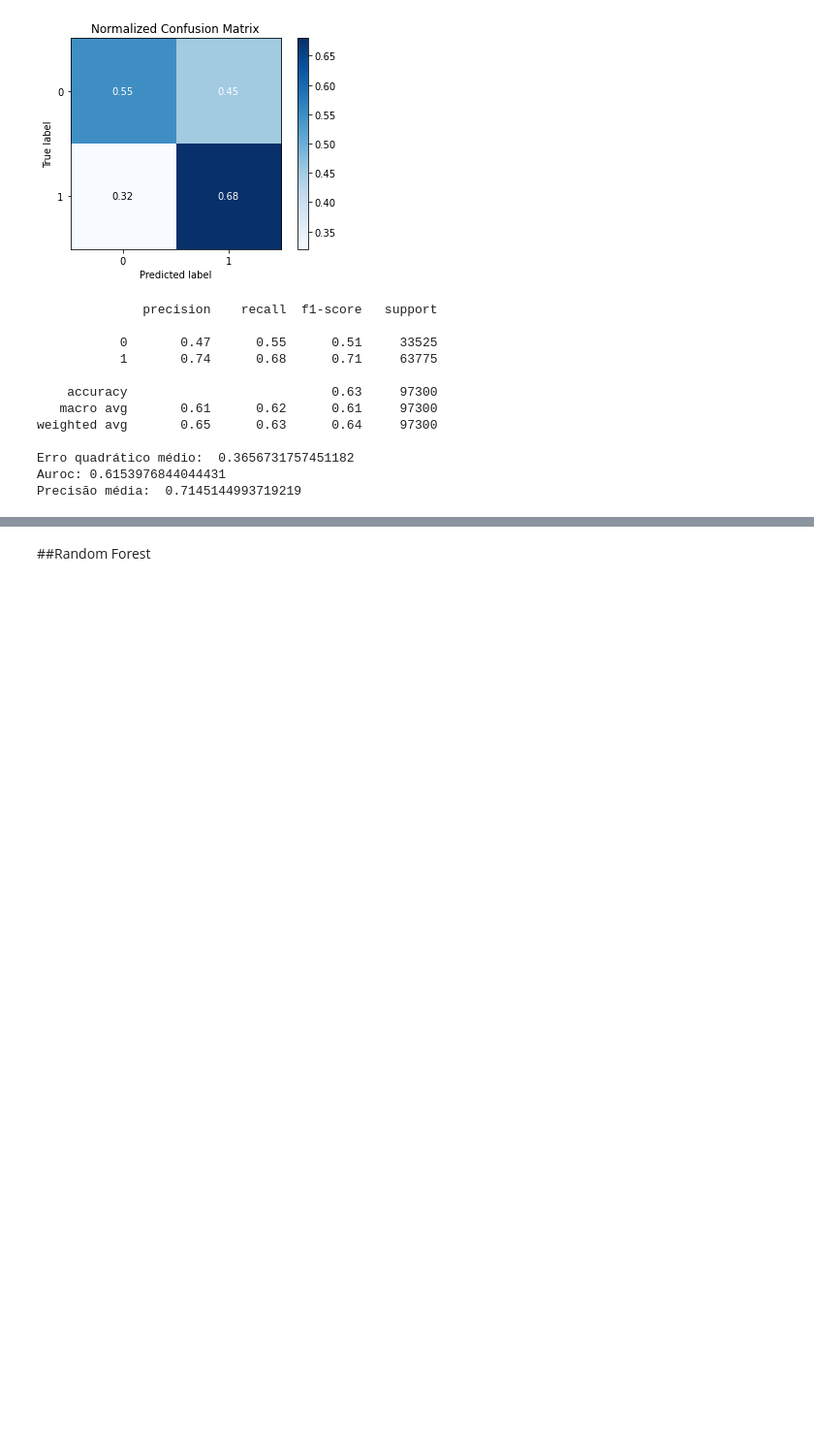
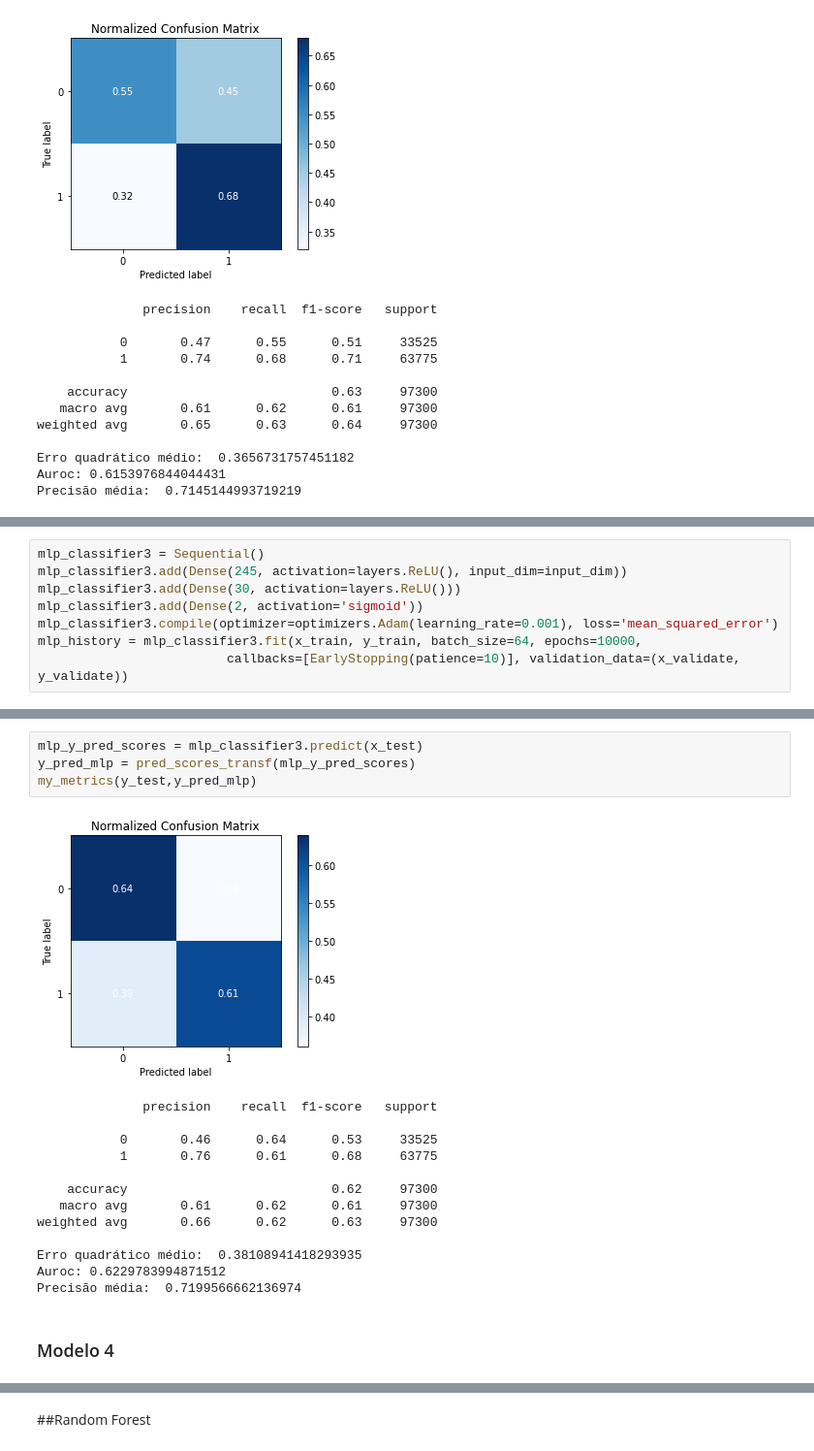
Before and after one commit to LucasThierry/Neural-Networks-21.1, a Jupyter notebook: Projeto.ipynb, the cells around one changed output, grey strips where cells are left out. Shown at 97% size. Saved outputs shown, nothing was run; the diff lists cells and outputs as text; blank space fills up the shorter version.

```diff
--- a/Projeto.ipynb
+++ b/Projeto.ipynb
@@ -262,0 +313,8 @@ Precisão média:  0.7145144993719219
+# %%
+mlp_classifier3 = Sequential()
+mlp_classifier3.add(Dense(245, activation=layers.ReLU(), input_dim=input_dim))
+mlp_classifier3.add(Dense(30, activation=layers.ReLU()))
+mlp_classifier3.add(Dense(2, activation='sigmoid'))
+mlp_classifier3.compile(optimizer=optimizers.Adam(learning_rate=0.001), loss='mean_squared_error')
+mlp_history = mlp_classifier3.fit(x_train, y_train, batch_size=64, epochs=10000,
+                         callbacks=[EarlyStopping(patience=10)], validation_data=(x_validate, y_validate))
@@ -262,0 +339,20 @@ Precisão média:  0.7145144993719219
+# %%
+mlp_y_pred_scores = mlp_classifier3.predict(x_test)
+y_pred_mlp = pred_scores_transf(mlp_y_pred_scores)
+my_metrics(y_test,y_pred_mlp)
+# %% [output]
+[figure, added]
+              precision    recall  f1-score   support
+
+           0       0.46      0.64      0.53     33525
+           1       0.76      0.61      0.68     63775
+
+    accuracy                           0.62     97300
+   macro avg       0.61      0.62      0.61     97300
+weighted avg       0.66      0.62      0.63     97300
+
+Erro quadrático médio:  0.38108941418293935
+Auroc: 0.6229783994871512
+Precisão média:  0.7199566662136974
+# %% [markdown]
+### Modelo 4
```
Also changed, not shown: parts of 39 cells of this notebook.
